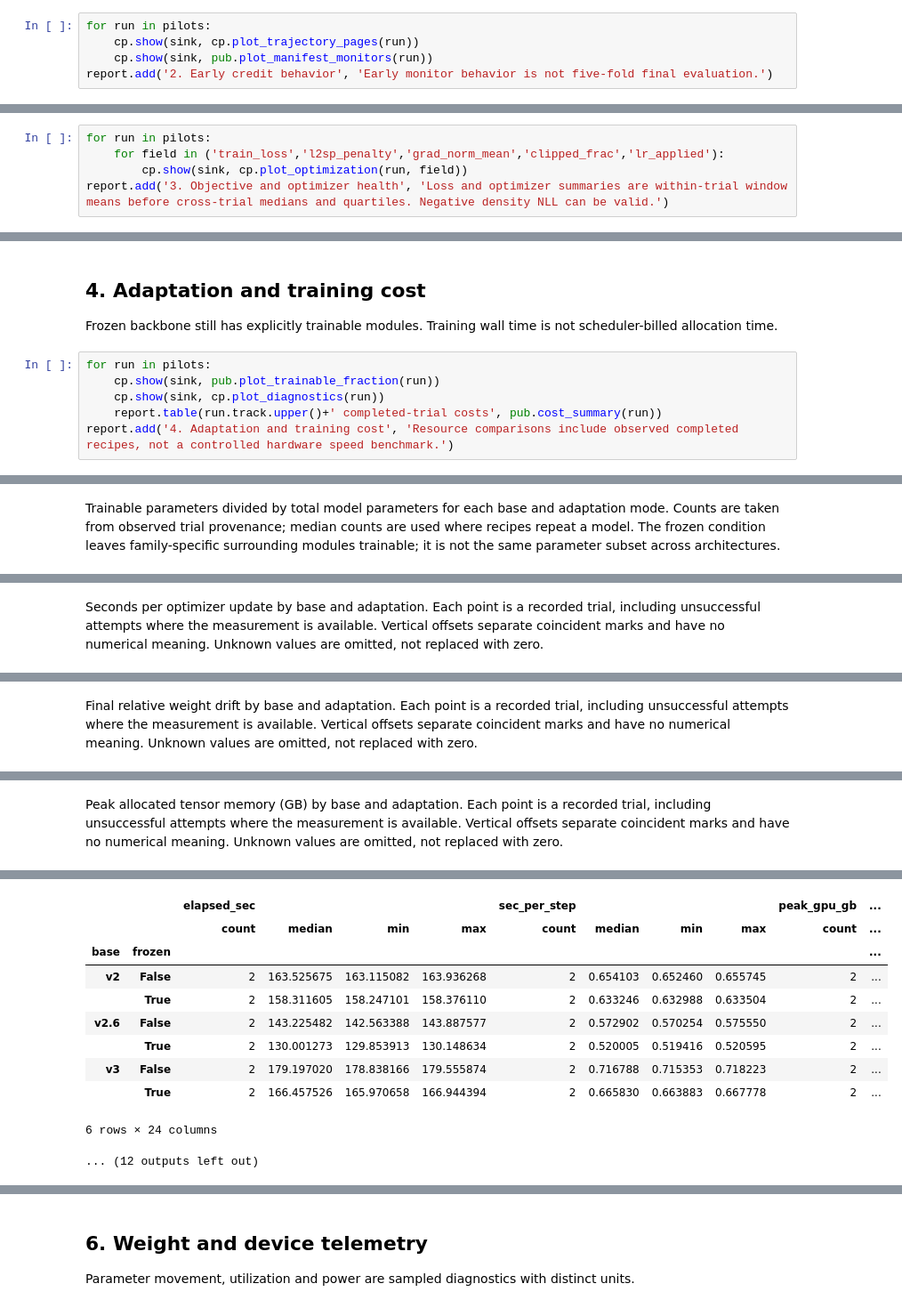
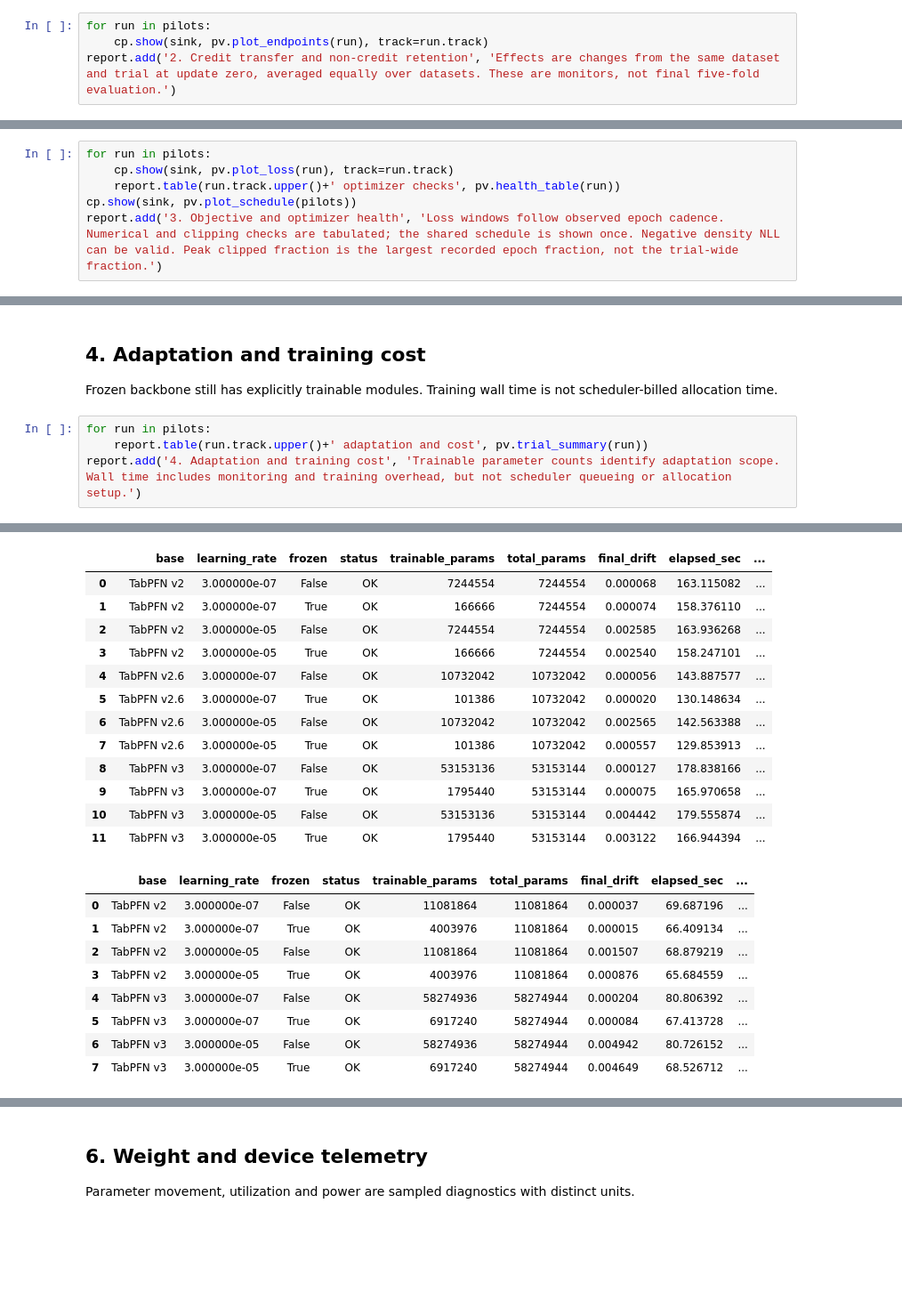
Before and after one commit to andreasgoethals/CreditPFN, a Jupyter notebook: notebooks/experiment0/02_short_pilots.ipynb, the cells around one changed output, grey strips where cells are left out. Shown at 89% size. Saved outputs shown, nothing was run; the diff lists cells and outputs as text; blank space fills up the shorter version.

```diff
--- a/notebooks/experiment0/02_short_pilots.ipynb
+++ b/notebooks/experiment0/02_short_pilots.ipynb
@@ -63,6 +64,5 @@ Paired changes use the same table at update zero. Curves with incomplete planned
 # %%
 for run in pilots:
-    cp.show(sink, cp.plot_trajectory_pages(run))
-    cp.show(sink, pub.plot_manifest_monitors(run))
-report.add('2. Early credit behavior', 'Early monitor behavior is not five-fold final evaluation.')
+    cp.show(sink, pv.plot_endpoints(run), track=run.track)
+report.add('2. Credit transfer and non-credit retention', 'Effects are changes from the same dataset and trial at update zero, averaged equally over datasets. These are monitors, not final five-fold evaluation.')
 # %% [output]
@@ -84,7 +76,8 @@ Recorded rmse before and after 250 updates for completed trials. Each point is a
 PD optimizes query cross-entropy. TabPFN LGD uses bar-distribution NLL; TabICLv2 LGD uses mean quantile pinball loss. L2-SP is shown separately from data loss; losses across architectures need not share a scale.
 # %%
 for run in pilots:
-    for field in ('train_loss','l2sp_penalty','grad_norm_mean','clipped_frac','lr_applied'):
-        cp.show(sink, cp.plot_optimization(run, field))
-report.add('3. Objective and optimizer health', 'Loss and optimizer summaries are within-trial window means before cross-trial medians and quartiles. Negative density NLL can be valid.')
+    cp.show(sink, pv.plot_loss(run), track=run.track)
+    report.table(run.track.upper()+' optimizer checks', pv.health_table(run))
+cp.show(sink, pv.plot_schedule(pilots))
+report.add('3. Objective and optimizer health', 'Loss windows follow observed epoch cadence. Numerical and clipping checks are tabulated; the shared schedule is shown once. Negative density NLL can be valid. Peak clipped fraction is the largest recorded epoch fraction, not the trial-wide fraction.')
 # %% [output]
@@ -104,8 +115,6 @@ No measurements available for this section yet.
 Frozen backbone still has explicitly trainable modules. Training wall time is not scheduler-billed allocation time.
 # %%
 for run in pilots:
-    cp.show(sink, pub.plot_trainable_fraction(run))
-    cp.show(sink, cp.plot_diagnostics(run))
-    report.table(run.track.upper()+' completed-trial costs', pub.cost_summary(run))
-report.add('4. Adaptation and training cost', 'Resource comparisons include observed completed recipes, not a controlled hardware speed benchmark.')
+    report.table(run.track.upper()+' adaptation and cost', pv.trial_summary(run))
+report.add('4. Adaptation and training cost', 'Trainable parameter counts identify adaptation scope. Wall time includes monitoring and training overhead, but not scheduler queueing or allocation setup.')
 # %% [output]
@@ -113 +120,0 @@ report.add('4. Adaptation and training cost', 'Resource comparisons include obse
-Trainable parameters divided by total model parameters for each base and adaptation mode. Counts are taken from observed trial provenance; median counts are used where recipes repeat a model. The frozen condition leaves family-specific surrounding modules trainable; it is not the same parameter subset across architectures.
@@ -115 +120,0 @@ Trainable parameters divided by total model parameters for each base and adaptat
-Seconds per optimizer update by base and adaptation. Each point is a recorded trial, including unsuccessful attempts where the measurement is available. Vertical offsets separate coincident marks and have no numerical meaning. Unknown values are omitted, not replaced with zero.
@@ -117 +120,0 @@ Seconds per optimizer update by base and adaptation. Each point is a recorded tr
-Final relative weight drift by base and adaptation. Each point is a recorded trial, including unsuccessful attempts where the measurement is available. Vertical offsets separate coincident marks and have no numerical meaning. Unknown values are omitted, not replaced with zero.
@@ -119 +120,0 @@ Final relative weight drift by base and adaptation. Each point is a recorded tri
-Peak allocated tensor memory (GB) by base and adaptation. Each point is a recorded trial, including unsuccessful attempts where the measurement is available. Vertical offsets separate coincident marks and have no numerical meaning. Unknown values are omitted, not replaced with zero.
@@ -122,12 +121,23 @@ Training wall time (GPU hours) by base and adaptation. Each point is a recorded
-|  |  | elapsed_sec |  |  |  | sec_per_step |  |  |  | peak_gpu_gb | ... |
-|  |  | count | median | min | max | count | median | min | max | count | ... |
-| base | frozen |  |  |  |  |  |  |  |  |  | ... |
-| v2 | False | 2 | 163.525675 | 163.115082 | 163.936268 | 2 | 0.654103 | 0.652460 | 0.655745 | 2 | ... |
-|  | True | 2 | 158.311605 | 158.247101 | 158.376110 | 2 | 0.633246 | 0.632988 | 0.633504 | 2 | ... |
-| v2.6 | False | 2 | 143.225482 | 142.563388 | 143.887577 | 2 | 0.572902 | 0.570254 | 0.575550 | 2 | ... |
-|  | True | 2 | 130.001273 | 129.853913 | 130.148634 | 2 | 0.520005 | 0.519416 | 0.520595 | 2 | ... |
-| v3 | False | 2 | 179.197020 | 178.838166 | 179.555874 | 2 | 0.716788 | 0.715353 | 0.718223 | 2 | ... |
-|  | True | 2 | 166.457526 | 165.970658 | 166.944394 | 2 | 0.665830 | 0.663883 | 0.667778 | 2 | ... |
+|  | base | learning_rate | frozen | status | trainable_params | total_params | final_drift | elapsed_sec | ... |
+| 0 | TabPFN v2 | 3.000000e-07 | False | OK | 7244554 | 7244554 | 0.000068 | 163.115082 | ... |
+| 1 | TabPFN v2 | 3.000000e-07 | True | OK | 166666 | 7244554 | 0.000074 | 158.376110 | ... |
+| 2 | TabPFN v2 | 3.000000e-05 | False | OK | 7244554 | 7244554 | 0.002585 | 163.936268 | ... |
+| 3 | TabPFN v2 | 3.000000e-05 | True | OK | 166666 | 7244554 | 0.002540 | 158.247101 | ... |
+| 4 | TabPFN v2.6 | 3.000000e-07 | False | OK | 10732042 | 10732042 | 0.000056 | 143.887577 | ... |
+| 5 | TabPFN v2.6 | 3.000000e-07 | True | OK | 101386 | 10732042 | 0.000020 | 130.148634 | ... |
+| 6 | TabPFN v2.6 | 3.000000e-05 | False | OK | 10732042 | 10732042 | 0.002565 | 142.563388 | ... |
+| 7 | TabPFN v2.6 | 3.000000e-05 | True | OK | 101386 | 10732042 | 0.000557 | 129.853913 | ... |
+| 8 | TabPFN v3 | 3.000000e-07 | False | OK | 53153136 | 53153144 | 0.000127 | 178.838166 | ... |
+| 9 | TabPFN v3 | 3.000000e-07 | True | OK | 1795440 | 53153144 | 0.000075 | 165.970658 | ... |
+| 10 | TabPFN v3 | 3.000000e-05 | False | OK | 53153136 | 53153144 | 0.004442 | 179.555874 | ... |
+| 11 | TabPFN v3 | 3.000000e-05 | True | OK | 1795440 | 53153144 | 0.003122 | 166.944394 | ... |
-6 rows × 24 columns
-... (12 outputs left out)
+|  | base | learning_rate | frozen | status | trainable_params | total_params | final_drift | elapsed_sec | ... |
+| 0 | TabPFN v2 | 3.000000e-07 | False | OK | 11081864 | 11081864 | 0.000037 | 69.687196 | ... |
+| 1 | TabPFN v2 | 3.000000e-07 | True | OK | 4003976 | 11081864 | 0.000015 | 66.409134 | ... |
+| 2 | TabPFN v2 | 3.000000e-05 | False | OK | 11081864 | 11081864 | 0.001507 | 68.879219 | ... |
+| 3 | TabPFN v2 | 3.000000e-05 | True | OK | 4003976 | 11081864 | 0.000876 | 65.684559 | ... |
+| 4 | TabPFN v3 | 3.000000e-07 | False | OK | 58274936 | 58274944 | 0.000204 | 80.806392 | ... |
+| 5 | TabPFN v3 | 3.000000e-07 | True | OK | 6917240 | 58274944 | 0.000084 | 67.413728 | ... |
+| 6 | TabPFN v3 | 3.000000e-05 | False | OK | 58274936 | 58274944 | 0.004942 | 80.726152 | ... |
+| 7 | TabPFN v3 | 3.000000e-05 | True | OK | 6917240 | 58274944 | 0.004649 | 68.526712 | ... |
 # %% [markdown]
```
Also changed, not shown: parts of 15 cells of this notebook, 23 other files.
